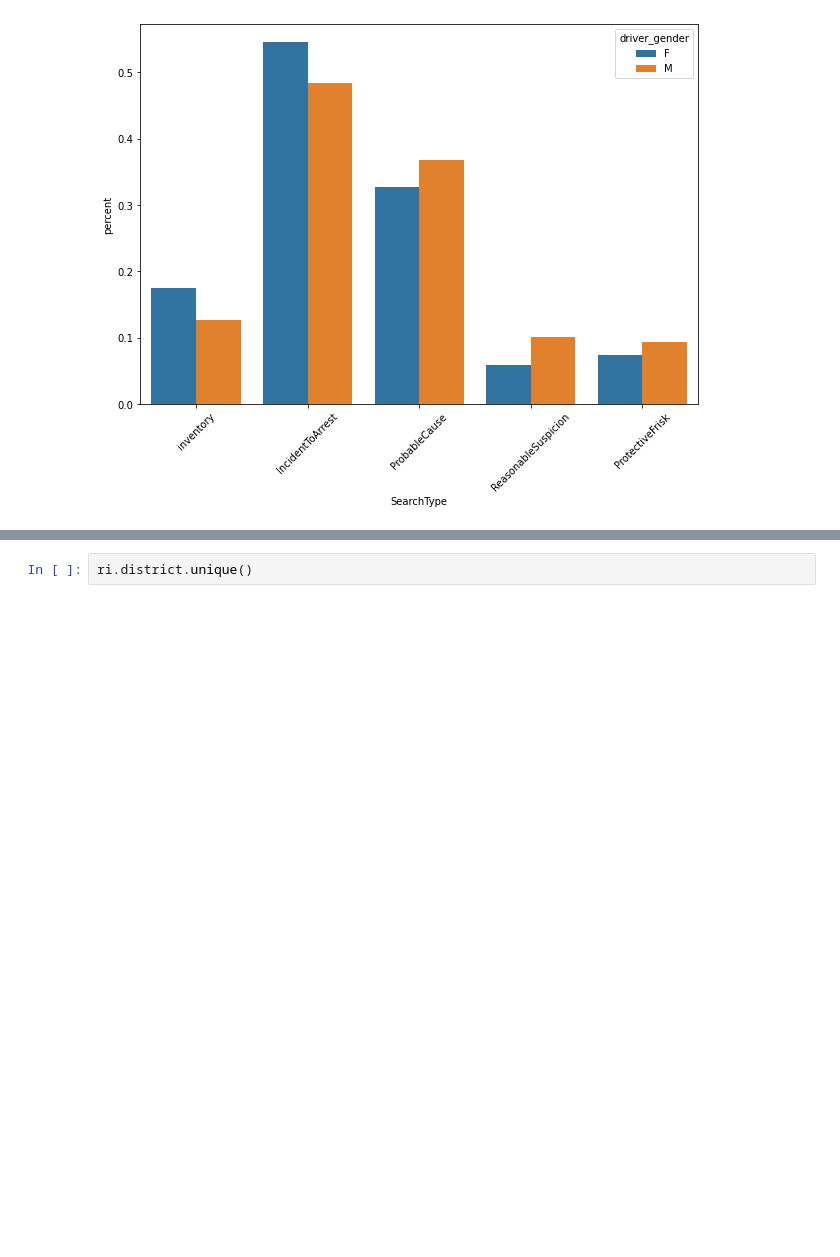
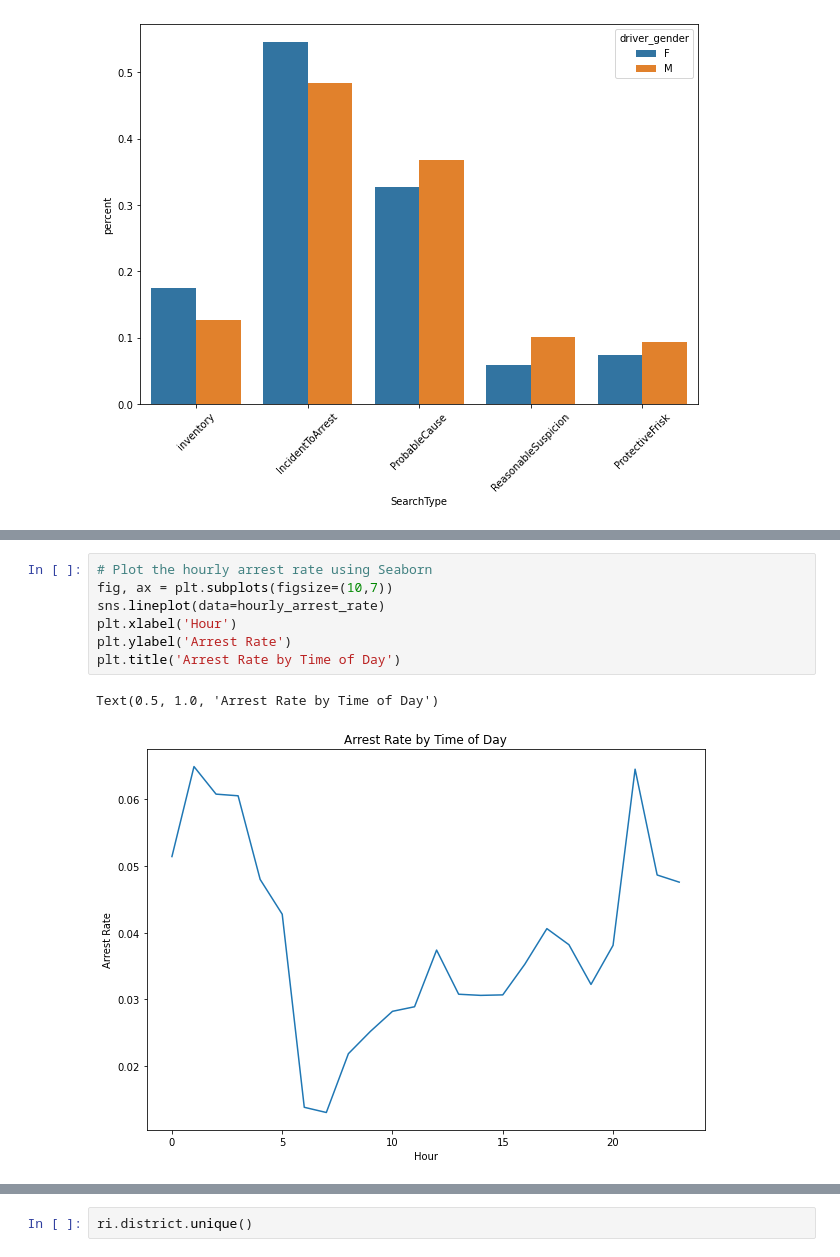
Before and after one commit to kipmadden/Stanford-Open-Policing-Project, a Jupyter notebook: Stanford Open Policing Project - Rhode Island Analysis.ipynb, the cells around one changed output, grey strips where cells are left out. Drawn from its saved outputs; the diff is of its cells as text; blank space fills up the shorter version.

```diff
--- a/Stanford Open Policing Project - Rhode Island Analysis.ipynb
+++ b/Stanford Open Policing Project - Rhode Island Analysis.ipynb
@@ -444,0 +464,10 @@ _ = plt.setp(p.get_xticklabels(), rotation=45)
+# %%
+# Plot the hourly arrest rate using Seaborn
+fig, ax = plt.subplots(figsize=(10,7))
+sns.lineplot(data=hourly_arrest_rate)
+plt.xlabel('Hour')
+plt.ylabel('Arrest Rate')
+plt.title('Arrest Rate by Time of Day')
+# %% [output]
+Text(0.5, 1.0, 'Arrest Rate by Time of Day')
+[figure, added]
```
Also changed, not shown: parts of 21 cells of this notebook.
